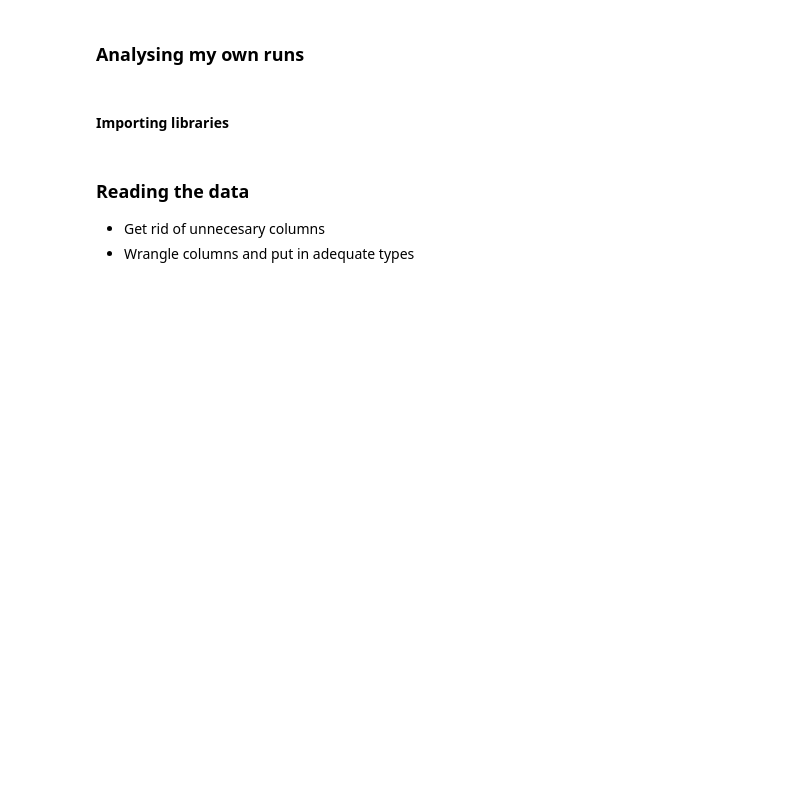
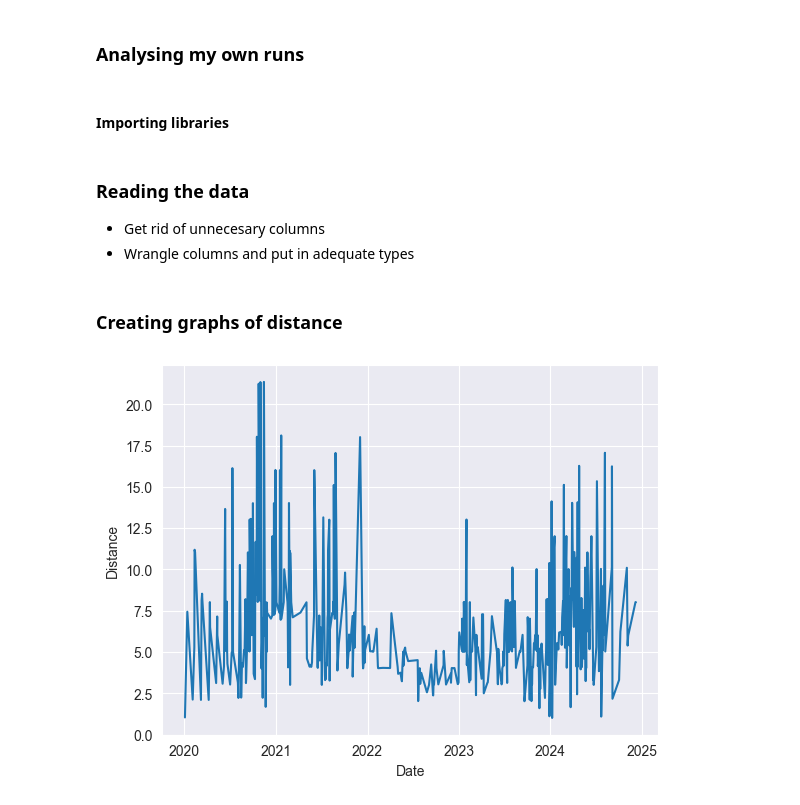
Before and after one commit to jsaraviadrago/Misc-Portfolio, a Jupyter notebook: 8. Running activity/Script_runs.ipynb, the cells around one changed output. Cells and saved outputs as stored; diff of their text form; code cells hidden in the pictures; blank space fills up the shorter version.

```diff
--- a/8. Running activity/Script_runs.ipynb
+++ b/8. Running activity/Script_runs.ipynb
@@ -46,3 +46,9 @@ columns_Pace = ['Avg Pace', 'Best Pace']
 # Change to minutes and seconds
 data_runs[columns_Pace] = data_runs[columns_Pace].apply(pd.to_datetime, format = '%M:%S', errors = 'coerce',
                                                         axis = 1)
+# %% [markdown]
+### Creating graphs of distance
+# %%
+ax0 = sn.lineplot(x='Date', y='Distance', data=data_runs)
+# %% [output]
+[figure, added]
```
Also changed, not shown: parts of 9 cells of this notebook.
